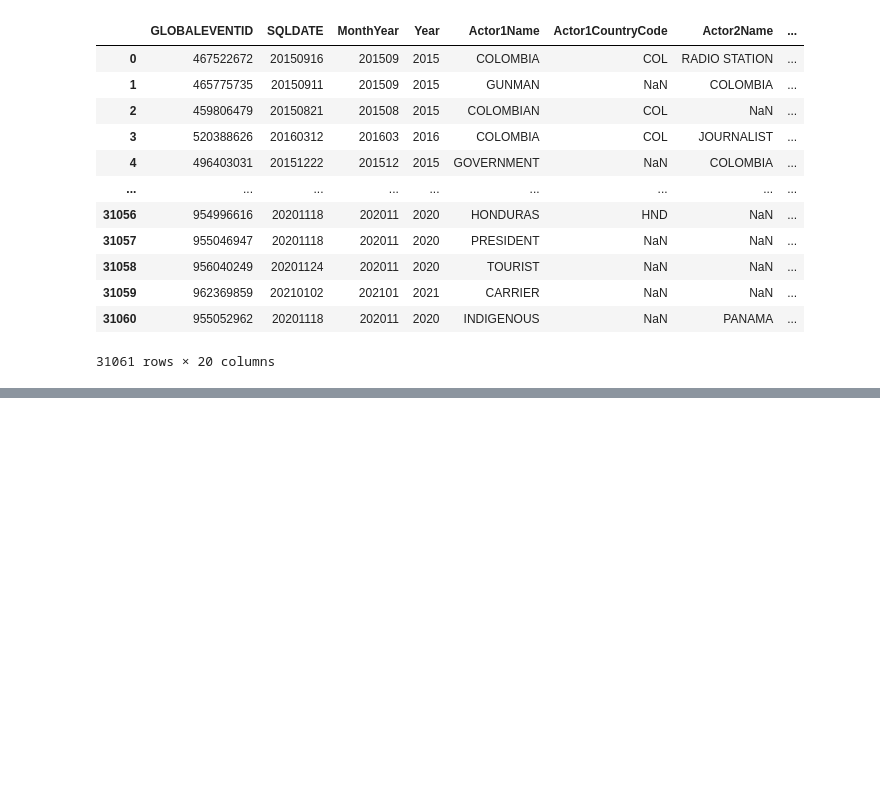
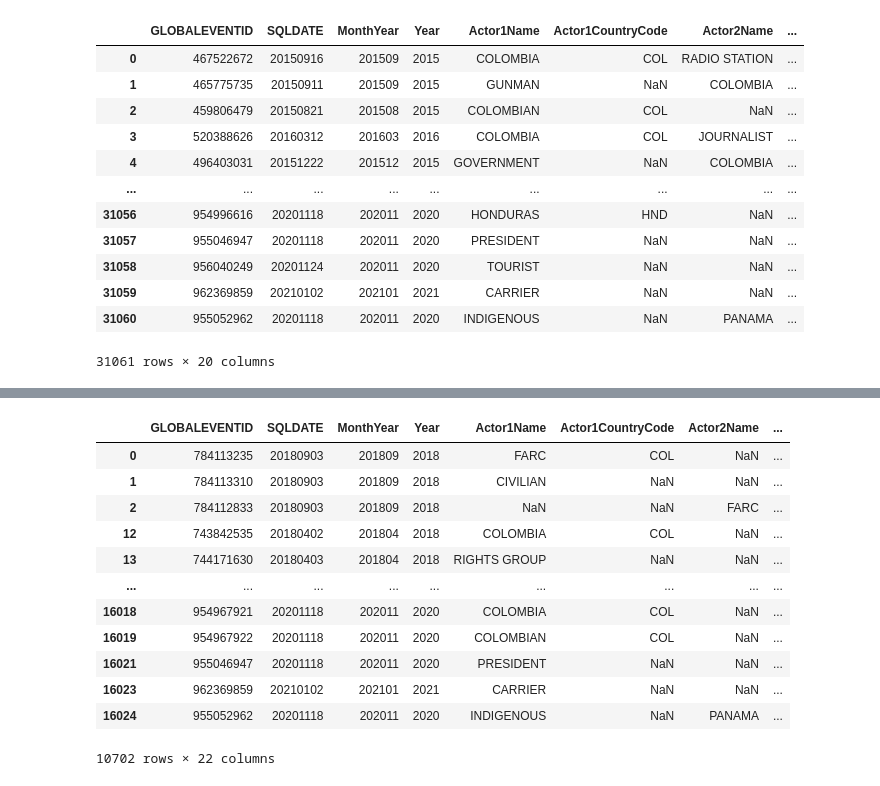
Before and after one commit to dsrestrepo/DF-DM, a Jupyter notebook: datasets/violence_prediction/Internet/gdelt/web_scrapper.ipynb, the cells around one changed output, grey strips where cells are left out. Saved outputs shown, nothing was run; the diff lists cells and outputs as text; code cells hidden in the pictures; blank space fills up the shorter version.

```diff
--- a/datasets/violence_prediction/Internet/gdelt/web_scrapper.ipynb
+++ b/datasets/violence_prediction/Internet/gdelt/web_scrapper.ipynb
@@ -67,0 +126,27 @@ df.to_csv('labels_full.csv', index=False)
+# %%
+# Define EventCodes related to domestic or gender violence
+# 182: Engage in domestic protest
+# 184: Demonstrate for women's rights
+# 185: Demonstrate for gender equality
+# 186: Engage in violent protest
+# 187: Engage in political dissent, not specified below (can include gender-related issues)
+# 190: Advocate for social or political change
+related_event_codes = [182, 184, 185, 186, 187, 190]
+
+# Filter the DataFrame to include events with related EventCodes
+filtered_df = df[df['EventCode'].isin(related_event_codes)]
+filtered_df
+# %% [output]
+|  | GLOBALEVENTID | SQLDATE | MonthYear | Year | Actor1Name | Actor1CountryCode | Actor2Name | ... |
+| 0 | 784113235 | 20180903 | 201809 | 2018 | FARC | COL | NaN | ... |
+| 1 | 784113310 | 20180903 | 201809 | 2018 | CIVILIAN | NaN | NaN | ... |
+| 2 | 784112833 | 20180903 | 201809 | 2018 | NaN | NaN | FARC | ... |
+| 12 | 743842535 | 20180402 | 201804 | 2018 | COLOMBIA | COL | NaN | ... |
+| 13 | 744171630 | 20180403 | 201804 | 2018 | RIGHTS GROUP | NaN | NaN | ... |
+| ... | ... | ... | ... | ... | ... | ... | ... | ... |
+| 16018 | 954967921 | 20201118 | 202011 | 2020 | COLOMBIA | COL | NaN | ... |
+| 16019 | 954967922 | 20201118 | 202011 | 2020 | COLOMBIAN | COL | NaN | ... |
+| 16021 | 955046947 | 20201118 | 202011 | 2020 | PRESIDENT | NaN | NaN | ... |
+| 16023 | 962369859 | 20210102 | 202101 | 2021 | CARRIER | NaN | NaN | ... |
+| 16024 | 955052962 | 20201118 | 202011 | 2020 | INDIGENOUS | NaN | PANAMA | ... |
+10702 rows × 22 columns
```
Also changed, not shown: parts of 10 cells of this notebook, 38 other files.
